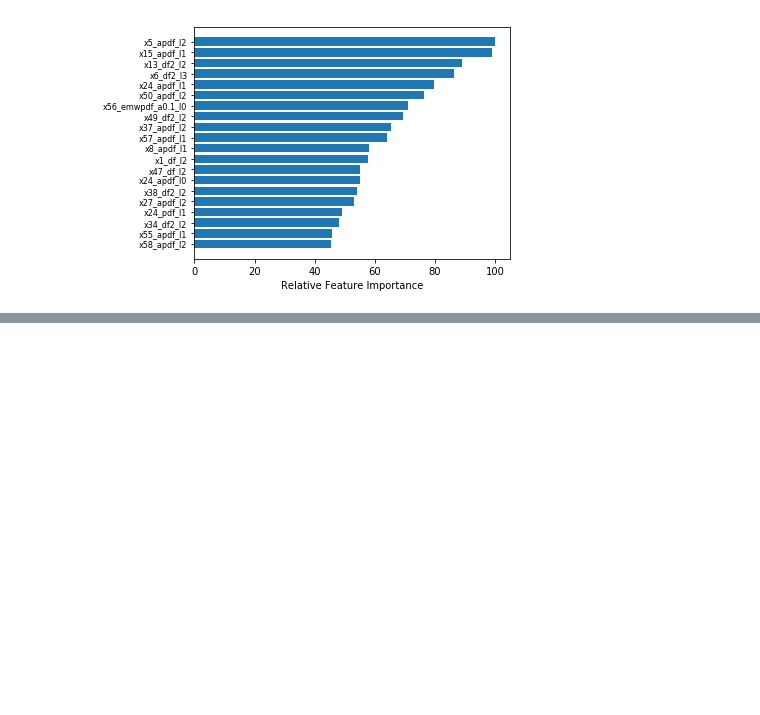
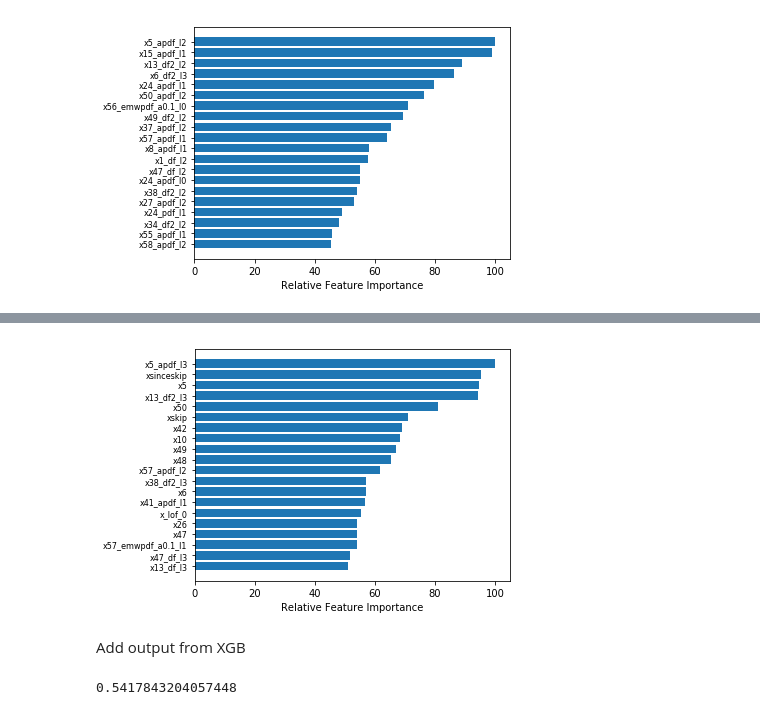
Before and after one commit to kvothesfs/QSR-DC, a Jupyter notebook: 02.Scripts/3.Model testing.ipynb, the cells around one changed output, grey strips where cells are left out. Drawn from its saved outputs; the diff is of its cells as text; code cells hidden in the pictures; blank space fills up the shorter version.

```diff
--- a/02.Scripts/3.Model testing.ipynb
+++ b/02.Scripts/3.Model testing.ipynb
@@ -512,0 +608,10 @@ plt.show()
+# %%
+LR8=LogisticRegression(class_weight ="balanced",
+                       max_iter = 10000,
+                       penalty = "l1",
+                       solver = "saga",
+                       n_jobs=4,
+                       random_state=42,
+                       C = 0.01)
+
+LR8.fit(train_b_addclust,y_train)
@@ -512,0 +709,16 @@ plt.show()
+# %%
+feature_importance = abs(LR9.coef_[0])
+feature_importance = 100.0 * (feature_importance / feature_importance.max())
+sorted_idx = np.argsort(feature_importance)[len(feature_importance)-20:len(feature_importance)]
+pos = np.arange(sorted_idx.shape[0]) + .5
+# %%
+featfig = plt.figure()
+featax = featfig.add_subplot(1, 1, 1)
+featax.barh(pos, feature_importance[sorted_idx], align='center')
+featax.set_yticks(pos)
+featax.set_yticklabels(np.array(train_b_addclust.columns)[sorted_idx], fontsize=8)
+featax.set_xlabel('Relative Feature Importance')
+plt.tight_layout()
+plt.show()
+# %% [output]
+[figure, added]
@@ -512,0 +727,2 @@ plt.show()
+# %% [markdown]
+Add output from XGB
@@ -512,0 +732,8 @@ plt.show()
+# %%
+def logisticf(x):
+    p=1/(1+np.exp(x))
+    return p
+
+logisticf(-0.167528)
+# %% [output]
+0.5417843204057448
```
Also changed, not shown: parts of 121 cells of this notebook, 39 other files.
